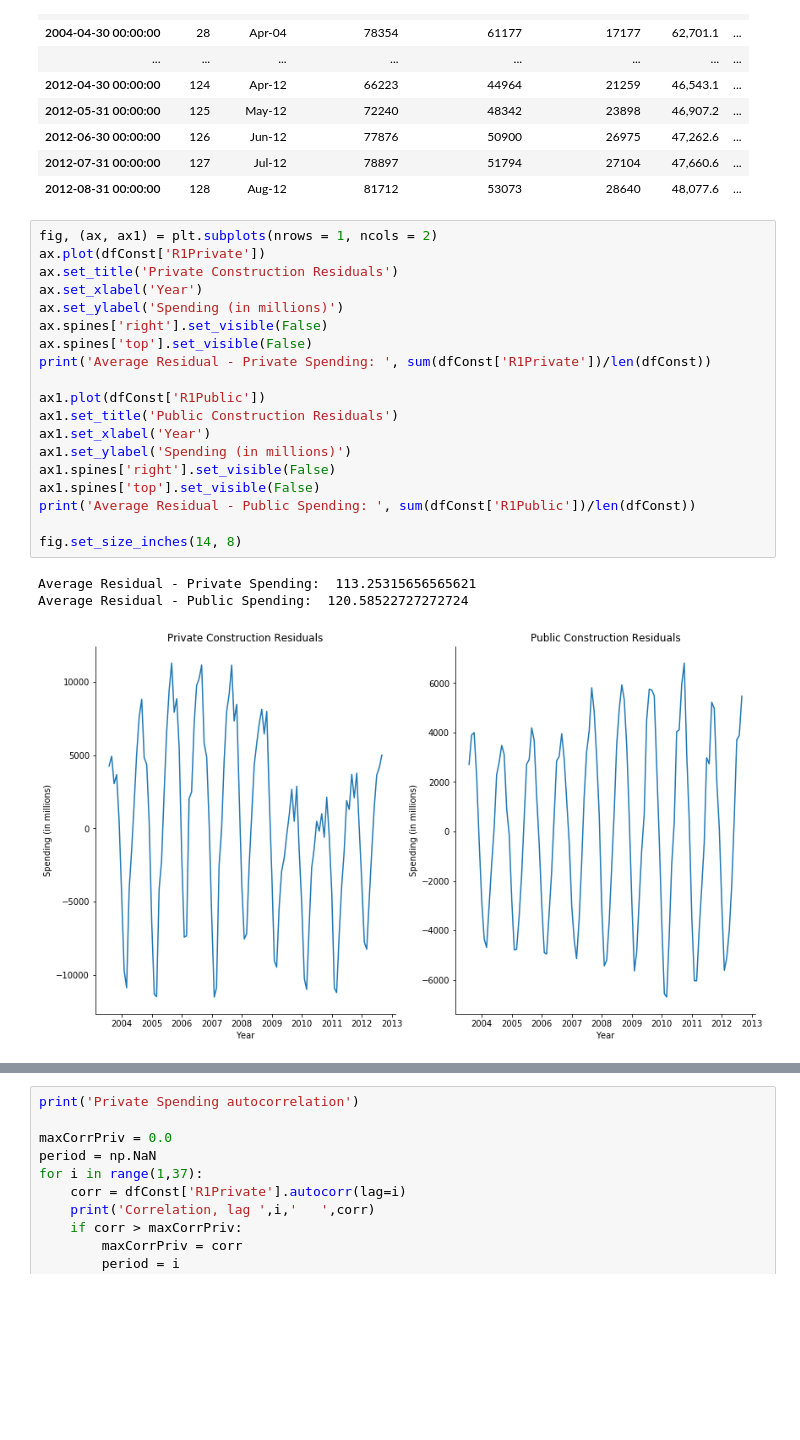
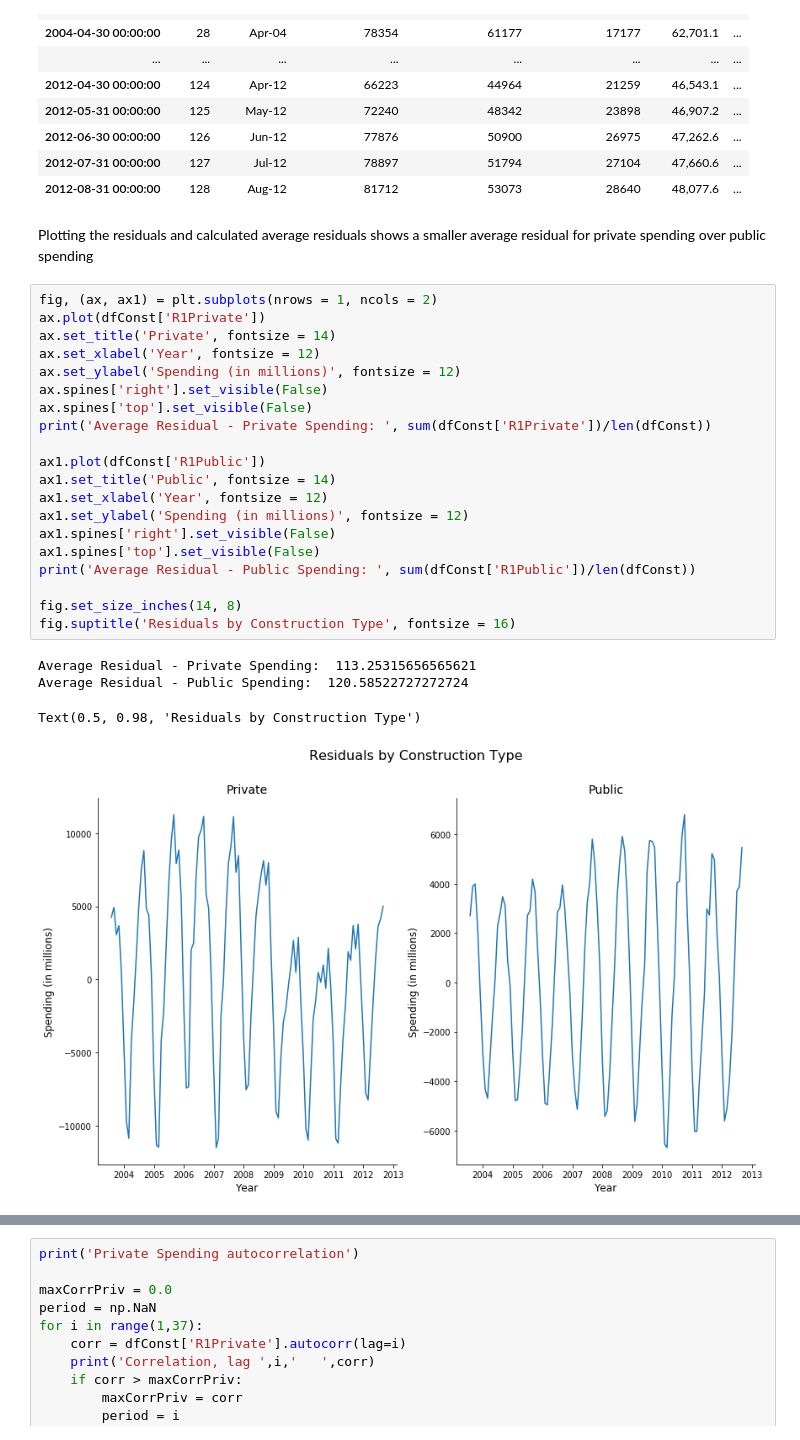
Before and after one commit to esandridge/esandridge.github.io, a Jupyter notebook: VisualizationProjects/ConstructionTimeSeriesDecomposition.ipynb, the cells around one changed output, grey strips where cells are left out. Saved outputs shown, nothing was run; the diff lists cells and outputs as text; blank space fills up the shorter version.

```diff
--- a/VisualizationProjects/ConstructionTimeSeriesDecomposition.ipynb
+++ b/VisualizationProjects/ConstructionTimeSeriesDecomposition.ipynb
@@ -136,26 +153,30 @@ dfConst.style.format({
 | 2012-06-30 00:00:00 | 126 | Jun-12 | 77876 | 50900 | 26975 | 47,262.6 | ... |
 | 2012-07-31 00:00:00 | 127 | Jul-12 | 78897 | 51794 | 27104 | 47,660.6 | ... |
 | 2012-08-31 00:00:00 | 128 | Aug-12 | 81712 | 53073 | 28640 | 48,077.6 | ... |
+# %% [markdown]
+Plotting the residuals and calculated average residuals shows a smaller average residual for private spending over public spending
 # %%
 fig, (ax, ax1) = plt.subplots(nrows = 1, ncols = 2)
 ax.plot(dfConst['R1Private'])
-ax.set_title('Private Construction Residuals')
-ax.set_xlabel('Year')
-ax.set_ylabel('Spending (in millions)')
+ax.set_title('Private', fontsize = 14)
+ax.set_xlabel('Year', fontsize = 12)
+ax.set_ylabel('Spending (in millions)', fontsize = 12)
 ax.spines['right'].set_visible(False)
 ax.spines['top'].set_visible(False)
 print('Average Residual - Private Spending: ', sum(dfConst['R1Private'])/len(dfConst))
 
 ax1.plot(dfConst['R1Public'])
-ax1.set_title('Public Construction Residuals')
-ax1.set_xlabel('Year')
-ax1.set_ylabel('Spending (in millions)')
+ax1.set_title('Public', fontsize = 14)
+ax1.set_xlabel('Year', fontsize = 12)
+ax1.set_ylabel('Spending (in millions)', fontsize = 12)
 ax1.spines['right'].set_visible(False)
 ax1.spines['top'].set_visible(False)
 print('Average Residual - Public Spending: ', sum(dfConst['R1Public'])/len(dfConst))
 
 fig.set_size_inches(14, 8)
+fig.suptitle('Residuals by Construction Type', fontsize = 16)
 # %% [output]
 Average Residual - Private Spending:  113.25315656565621
 Average Residual - Public Spending:  120.58522727272724
+Text(0.5, 0.98, 'Residuals by Construction Type')
-[figure, old version]
+[figure, new version]
```
Also changed, not shown: parts of 19 cells of this notebook.
